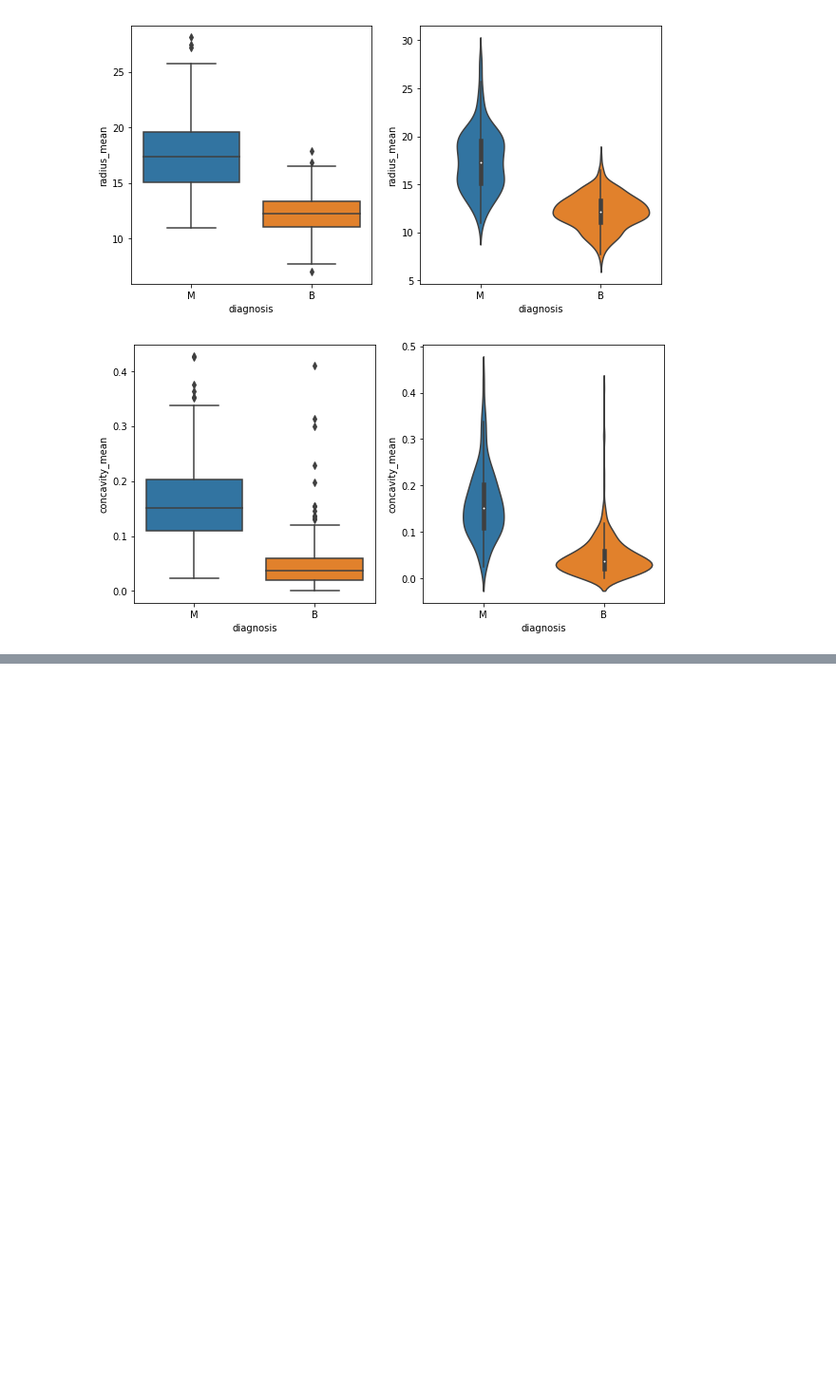
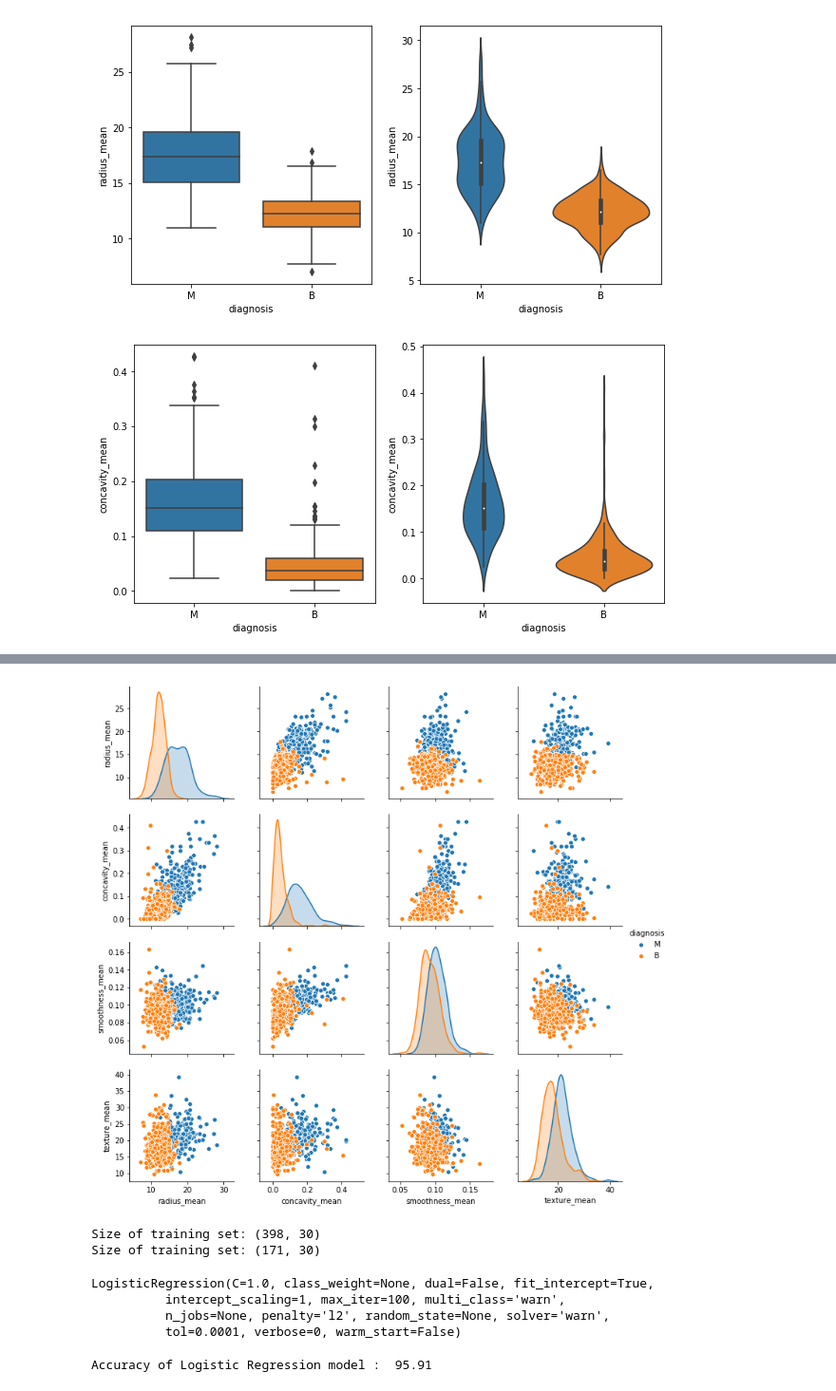
Before and after one commit to 221710307063/Breast-Cancer-EDA, a Jupyter notebook: BreastCancer.ipynb, the cells around one changed output, grey strips where cells are left out. Shown at 95% size. Drawn from its saved outputs; the diff is of its cells as text; code cells hidden in the pictures; blank space fills up the shorter version.

```diff
--- a/BreastCancer.ipynb
+++ b/BreastCancer.ipynb
@@ -180,0 +188,6 @@ plt.show()
+# %%
+# Plotting bivariate relations between each pair of features (4 features x4 so 16 graphs) with hue = "Species"
+sns.pairplot(data, hue="diagnosis", vars = ["radius_mean", "concavity_mean", "smoothness_mean", "texture_mean"])
+plt.show()
+# %% [output]
+[figure, added]
@@ -180,0 +198,25 @@ plt.show()
+# %%
+# Splitting the data into training set and testset
+from sklearn.model_selection import train_test_split
+X_train, X_test, y_train, y_test = train_test_split(X,y, test_size = 0.3, random_state = 0)
+print("Size of training set:", X_train.shape)
+print("Size of training set:", X_test.shape)
+# %% [output]
+Size of training set: (398, 30)
+Size of training set: (171, 30)
+# %%
+# Logistic Regression
+
+# Import library for LogisticRegression
+from sklearn.linear_model import LogisticRegression
+
+# Create a Logistic regression classifier
+logreg = LogisticRegression()
+
+# Train the model using the training sets
+logreg.fit(X_train, y_train)
+# %% [output]
+LogisticRegression(C=1.0, class_weight=None, dual=False, fit_intercept=True,
+          intercept_scaling=1, max_iter=100, multi_class='warn',
+          n_jobs=None, penalty='l2', random_state=None, solver='warn',
+          tol=0.0001, verbose=0, warm_start=False)
@@ -180,0 +226,6 @@ plt.show()
+# %%
+# Calculating the accuracy
+acc_logreg = round( metrics.accuracy_score(y_test, y_pred) * 100, 2 )
+print( 'Accuracy of Logistic Regression model : ', acc_logreg )
+# %% [output]
+Accuracy of Logistic Regression model :  95.91
```
Also changed, not shown: parts of 25 cells of this notebook.
